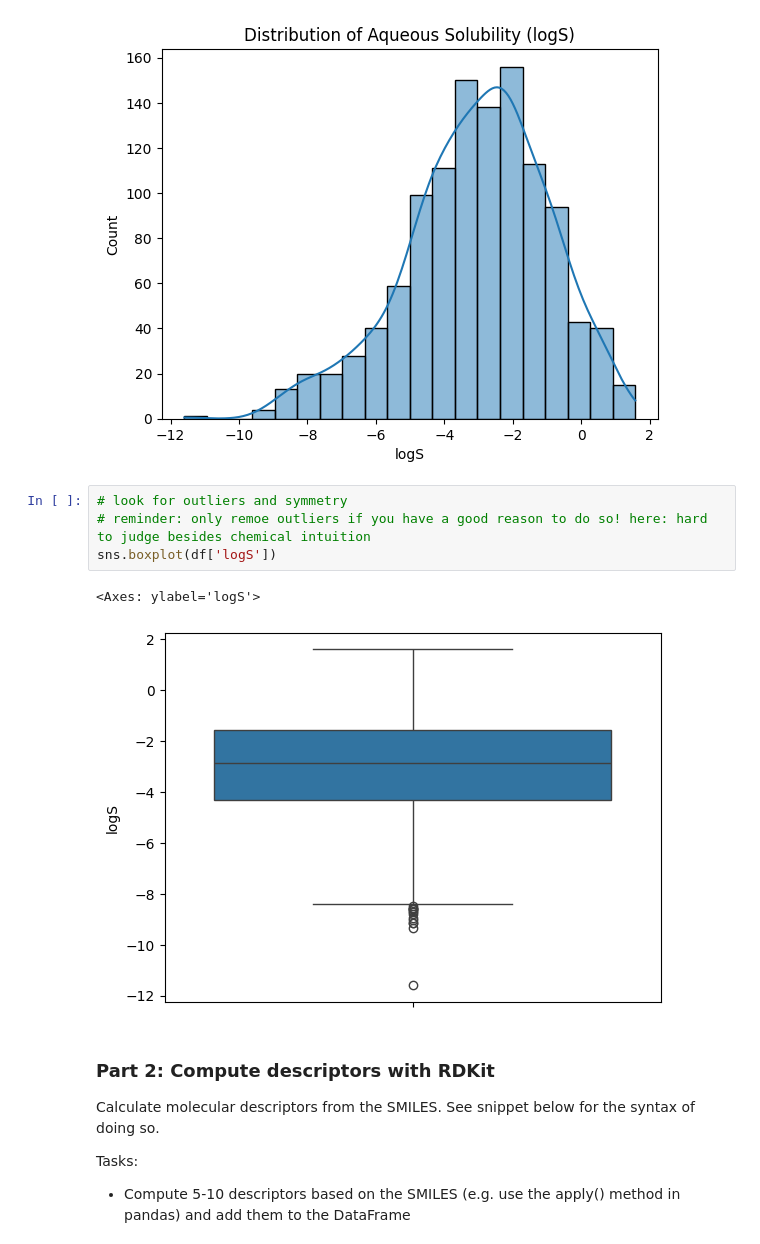
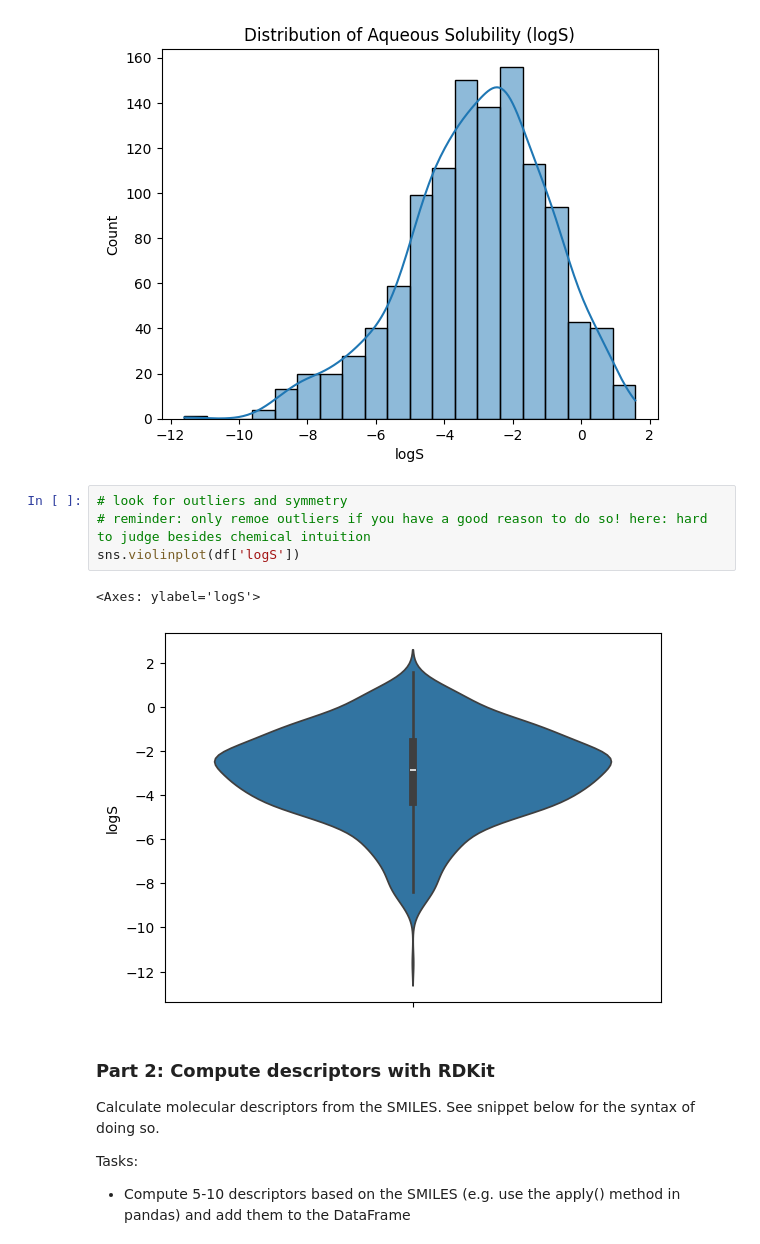
Before and after one commit to mircodill/DSA103, a Jupyter notebook: LifeScienceData/lecture13/RDKIt_Workshop.ipynb, the cells around one changed output. Drawn from its saved outputs; the diff is of its cells as text.

```diff
--- a/LifeScienceData/lecture13/RDKIt_Workshop.ipynb
+++ b/LifeScienceData/lecture13/RDKIt_Workshop.ipynb
@@ -62,10 +62,10 @@ plt.show()
 # %%
 # look for outliers and symmetry
 # reminder: only remoe outliers if you have a good reason to do so! here: hard to judge besides chemical intuition
-sns.boxplot(df['logS'])
+sns.violinplot(df['logS'])
 # %% [output]
 <Axes: ylabel='logS'>
-[figure, old version]
+[figure, new version]
 # %% [markdown]
 ### Part 2: Compute descriptors with RDKit
 
```
Also changed, not shown: parts of 16 cells of this notebook.
